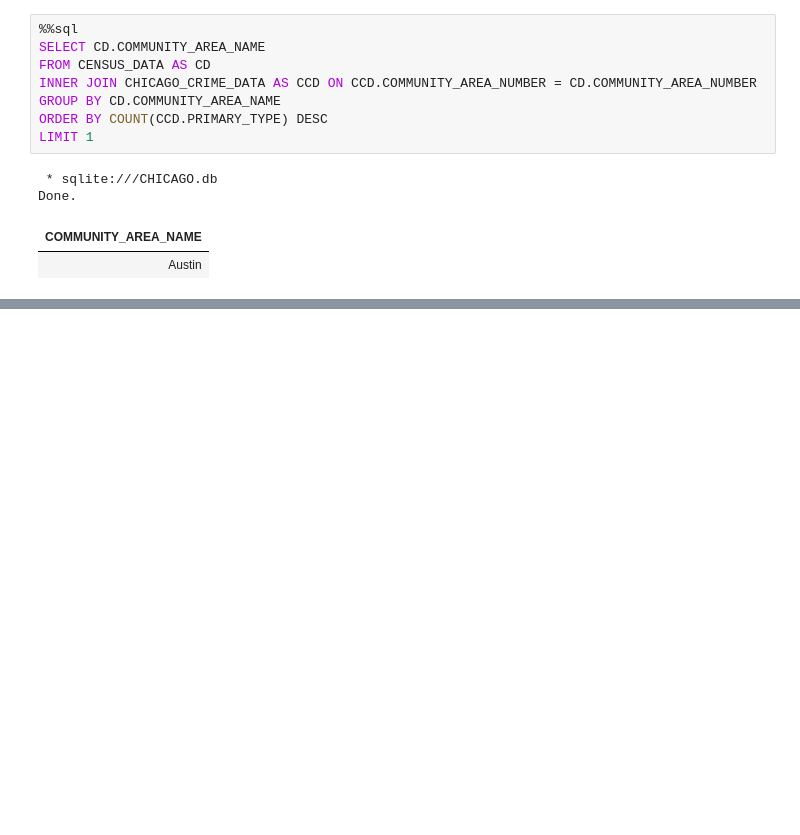
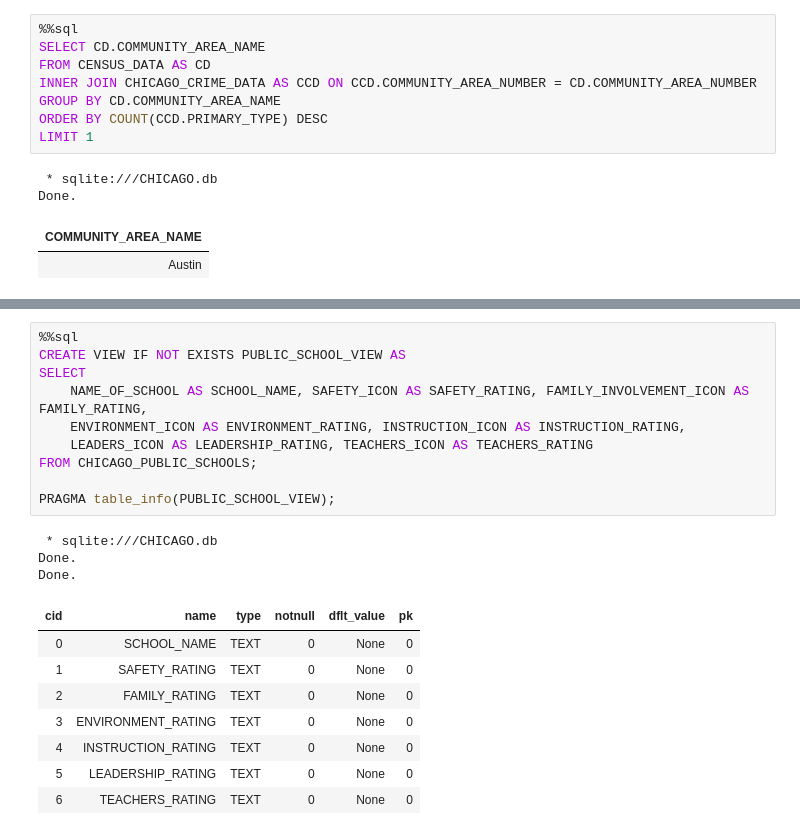
Before and after one commit to PoohL0ve/projects_data, a Jupyter notebook: chicago_data-12-02-25/access_data.ipynb, the cells around one changed output, grey strips where cells are left out. Cells and saved outputs as stored; diff of their text form; blank space fills up the shorter version.

```diff
--- a/chicago_data-12-02-25/access_data.ipynb
+++ b/chicago_data-12-02-25/access_data.ipynb
@@ -158,0 +205,22 @@ Done.
+# %%
+%%sql
+CREATE VIEW IF NOT EXISTS PUBLIC_SCHOOL_VIEW AS
+SELECT
+    NAME_OF_SCHOOL AS SCHOOL_NAME, SAFETY_ICON AS SAFETY_RATING, FAMILY_INVOLVEMENT_ICON AS FAMILY_RATING,
+    ENVIRONMENT_ICON AS ENVIRONMENT_RATING, INSTRUCTION_ICON AS INSTRUCTION_RATING,
+    LEADERS_ICON AS LEADERSHIP_RATING, TEACHERS_ICON AS TEACHERS_RATING
+FROM CHICAGO_PUBLIC_SCHOOLS;
+
+PRAGMA table_info(PUBLIC_SCHOOL_VIEW);
+# %% [output]
+ * sqlite:///CHICAGO.db
+Done.
+Done.
+| cid | name | type | notnull | dflt_value | pk |
+| 0 | SCHOOL_NAME | TEXT | 0 | None | 0 |
+| 1 | SAFETY_RATING | TEXT | 0 | None | 0 |
+| 2 | FAMILY_RATING | TEXT | 0 | None | 0 |
+| 3 | ENVIRONMENT_RATING | TEXT | 0 | None | 0 |
+| 4 | INSTRUCTION_RATING | TEXT | 0 | None | 0 |
+| 5 | LEADERSHIP_RATING | TEXT | 0 | None | 0 |
+| 6 | TEACHERS_RATING | TEXT | 0 | None | 0 |
```
Also changed, not shown: parts of 10 cells of this notebook, 1 other file.
